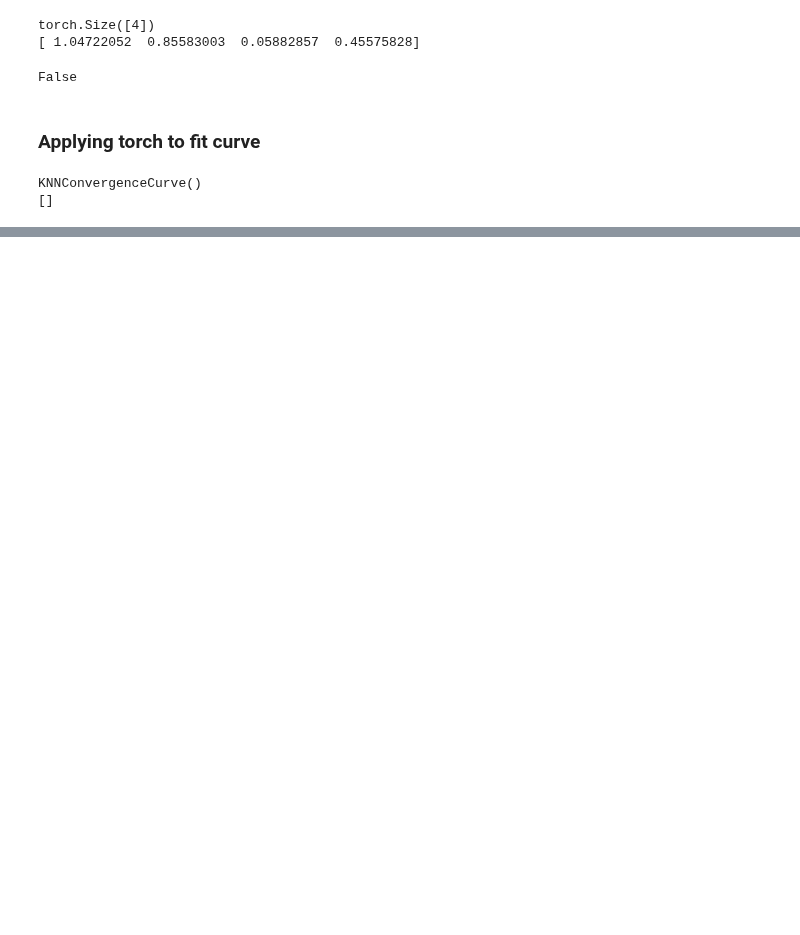
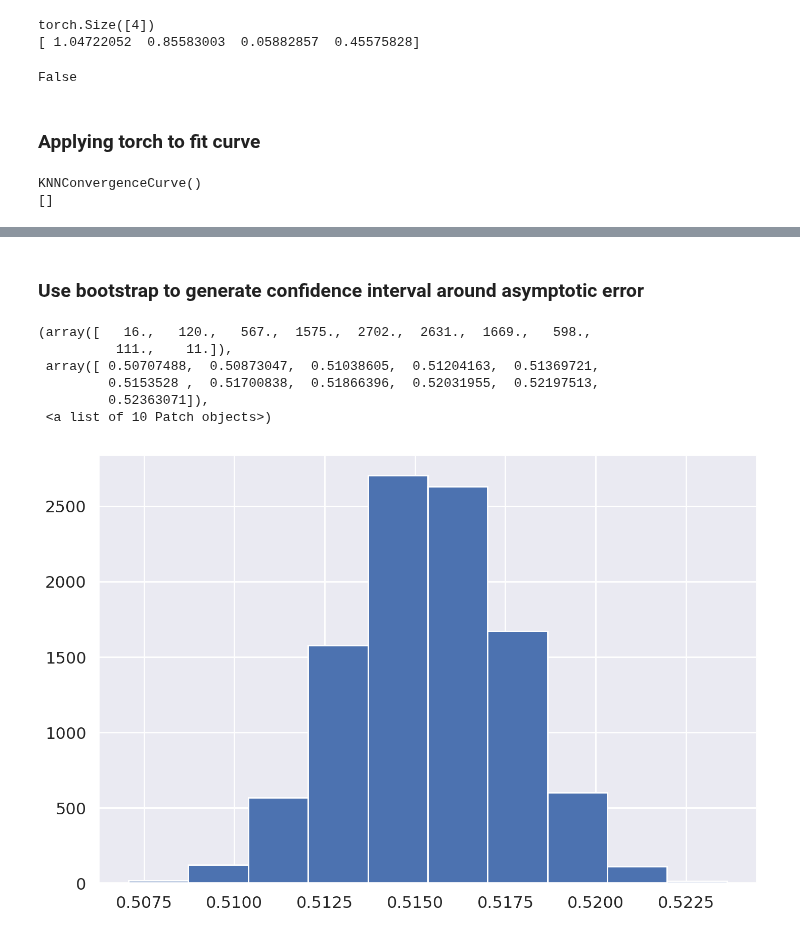
Before and after one commit to maksimt/empirical_privacy, a Jupyter notebook: Notebooks/Asymptotic Analysic.ipynb, the cells around one changed output, grey strips where cells are left out. Saved outputs shown, nothing was run; the diff lists cells and outputs as text; code cells hidden in the pictures; blank space fills up the shorter version.

Commit message:
added bootstrap to estimate CI for asymptotic error

```diff
--- a/Notebooks/Asymptotic Analysic.ipynb
+++ b/Notebooks/Asymptotic Analysic.ipynb
@@ -262,0 +264,2 @@ plot_fit(mod)
+# %% [markdown]
+### Use bootstrap to generate confidence interval around asymptotic error
@@ -262,0 +268,24 @@ plot_fit(mod)
+# %%
+def asymptotic_privacy(X, y):
+    mod = KNNConvergenceCurve(torch.from_numpy(X), torch.from_numpy(y), 6)
+    mod.fit_with_optimizer(n_iter=1500)
+    return mod.m.item()
+
+def bootstrap_ci(n_samples, X, y, f):
+    res = np.empty((n_samples,))
+    for tri in range(n_samples):
+        Xi, yi = resample(X.numpy(), y.numpy(), random_state=tri)
+        res[tri] = f(Xi, yi)
+    return res
+
+bootstrap_asymp = bootstrap_ci(10000, x, y, asymptotic_privacy)
+# %%
+plt.hist(bootstrap_asymp)
+# %% [output]
+(array([   16.,   120.,   567.,  1575.,  2702.,  2631.,  1669.,   598.,
+          111.,    11.]),
+ array([ 0.50707488,  0.50873047,  0.51038605,  0.51204163,  0.51369721,
+         0.5153528 ,  0.51700838,  0.51866396,  0.52031955,  0.52197513,
+         0.52363071]),
+ <a list of 10 Patch objects>)
+[figure, added]
```
Also changed, not shown: parts of 16 cells of this notebook, 2 other files.
